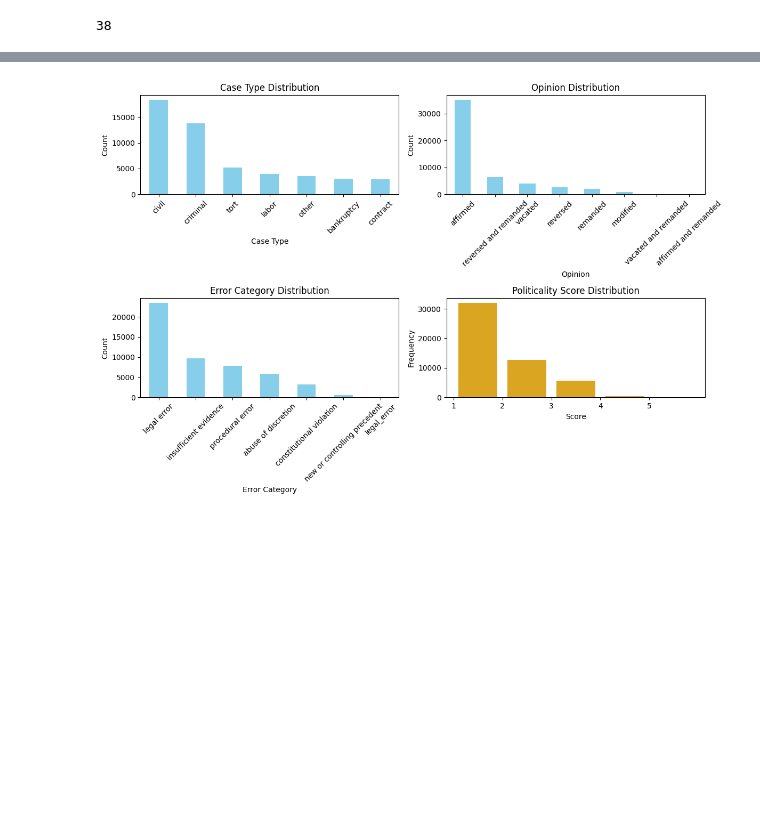
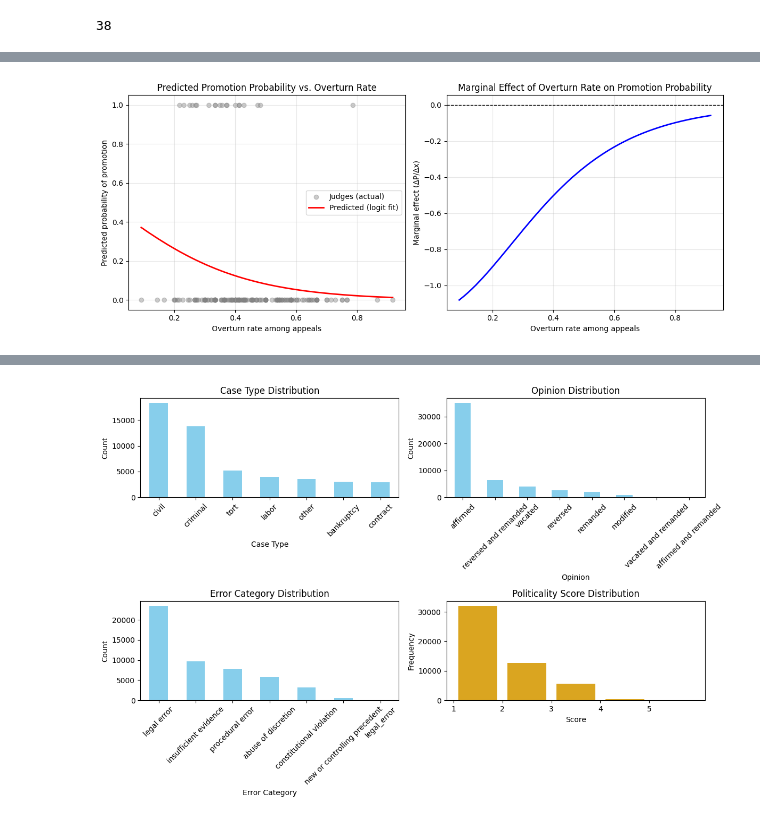
Before and after one commit to ilyadavidson/judge_project, a Jupyter notebook: scraps.ipynb, the cells around one changed output, grey strips where cells are left out. Drawn from its saved outputs; the diff is of its cells as text; code cells hidden in the pictures; blank space fills up the shorter version.

```diff
--- a/scraps.ipynb
+++ b/scraps.ipynb
@@ -768,6 +739,59 @@ Try using .loc[row_indexer,col_indexer] = value instead
 
 See the caveats in the documentation: https://pandas.pydata.org/pandas-docs/stable/user_guide/indexing.html#returning-a-view-versus-a-copy
   bt10["high_overturn"] = (bt10["overturn_rate_among_appeals"] >  0.5).astype(int) # the average
+# %%
+import numpy as np
+import pandas as pd
+import matplotlib.pyplot as plt
+import statsmodels.api as sm
+
+# Use your DataFrame here (with 'is_promoted' and 'overturn_rate_among_appeals')
+data = bt10.copy()
+
+# Fit logistic model
+y = bt10["is promoted"].astype(int)
+X = bt10["overturn_rate_among_appeals"].astype(float)
+X = sm.add_constant(X)
+logit_mod = sm.Logit(y, X).fit(disp=False)
+
+# Create smooth range of overturn rates
+x_range = np.linspace(data["overturn_rate_among_appeals"].min(),
+                      data["overturn_rate_among_appeals"].max(), 200)
+
+# Predicted probabilities
+X_pred = sm.add_constant(x_range)
+y_pred = logit_mod.predict(X_pred)
+
+# Marginal effects (dy/dx = β1 * p * (1 - p))
+b0, b1 = logit_mod.params["const"], logit_mod.params["overturn_rate_among_appeals"]
+p = 1 / (1 + np.exp(-(b0 + b1 * x_range)))
+marginal_effects = b1 * p * (1 - p)
+
+# --- Plot setup ---
+fig, axes = plt.subplots(1, 2, figsize=(12, 5))
+
+# 1️⃣ Predicted probability of promotion
+axes[0].scatter(data["overturn_rate_among_appeals"], data["is promoted"],
+                alpha=0.4, label="Judges (actual)", color="gray")
+axes[0].plot(x_range, y_pred, color="red", linewidth=2, label="Predicted (logit fit)")
+axes[0].set_xlabel("Overturn rate among appeals")
+axes[0].set_ylabel("Predicted probability of promotion")
+axes[0].set_title("Predicted Promotion Probability vs. Overturn Rate")
+axes[0].legend()
+axes[0].grid(True, alpha=0.3)
+
+# 2️⃣ Marginal effects (derivative curve)
+axes[1].plot(x_range, marginal_effects, color="blue", linewidth=2)
+axes[1].axhline(0, color="black", linestyle="--", linewidth=1)
+axes[1].set_xlabel("Overturn rate among appeals")
+axes[1].set_ylabel("Marginal effect (ΔP/Δx)")
+axes[1].set_title("Marginal Effect of Overturn Rate on Promotion Probability")
+axes[1].grid(True, alpha=0.3)
+
+plt.tight_layout()
+plt.show()
+# %% [output]
+[figure, added]
 # %%
 case_results = load_case_results()
 case_results.sample(1)
```
Also changed, not shown: parts of 51 cells of this notebook, 4 other files.
